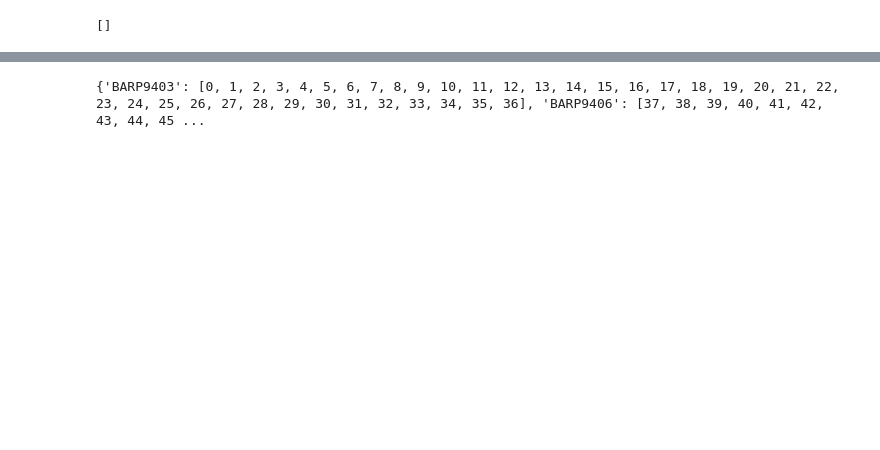
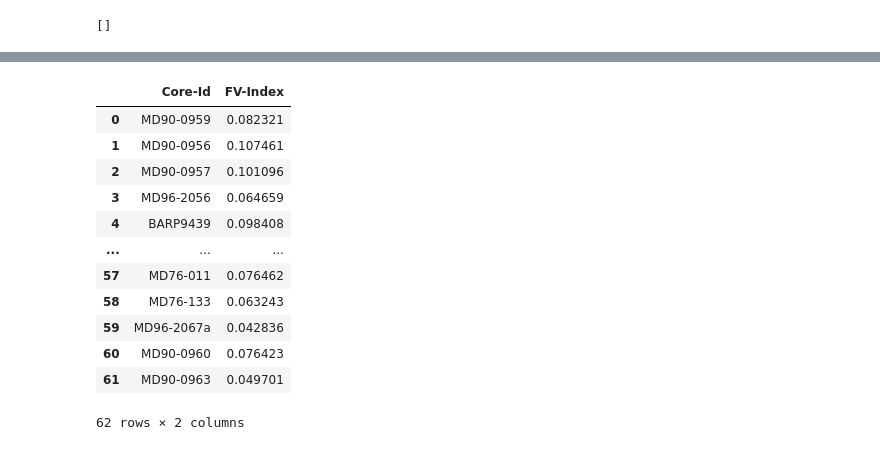
Before and after one commit to MichAdebayo/Dissolution-proxy-manuscript, a Jupyter notebook: manuscript.ipynb, the cells around one changed output, grey strips where cells are left out. Cells and saved outputs as stored; diff of their text form; code cells hidden in the pictures; blank space fills up the shorter version.

Commit message:
vif and fv index computed

```diff
--- a/manuscript.ipynb
+++ b/manuscript.ipynb
@@ -17,6 +23,6 @@ fragment_data = df_all_cores[df_all_cores['Type'] == 'Fragments']
 # %%
 # Drop rows with unknown Core ID
 foram_data = foram_data[foram_data["Sample"] != "unknown"]
-foram_data = fragment_data[fragment_data["Sample"] != "unknown"]
+fragment_data = fragment_data[fragment_data["Sample"] != "unknown"]
 # %%
 # Confirm unique core ids
@@ -75,7 +120,9 @@ target_cores
 # %%
-# Create new DataFrames based on target Core IDs
+# Create new planktonic foraminifera DataFrame based on target Core IDs
 df_foram = foram_data[foram_data['core_id'].isin(target_cores)]
-df_foram = fragment_data[fragment_data['core_id'].isin(target_cores)]
+# %%
+# Create new fragment DataFrame based on target Core IDs
+df_fragment = fragment_data[fragment_data['core_id'].isin(target_cores)]
 # %%
 # Confirm no target core is missing
 missing_target_cores = []
@@ -91,4 +138,4 @@ print(missing_target_cores) # Should return an empty list if no core is missing
 # %%
 # Group each data by sample (Core ID)
 forams_grouped = df_foram.groupby('core_id')
-# fragments_grouped = fragment_data.groupby('Sample')
+fragments_grouped = fragment_data.groupby('core_id')
@@ -95,37 +337,65 @@ forams_grouped = df_foram.groupby('core_id')
 # %%
-# Compute FV-Index metrics for each sample
-fv_index_results = []
+def calculate_fv_index():
+    fv_index_results = []  # List to store FV-Index metrics for each sample
 
-for sample in df_all_cores['Sample'].unique():
-    # Check if the sample exists in both forams and fragments
-    if sample in forams_grouped.groups and sample in fragments_grouped.groups:
+    # Get the common core IDs present in both datasets
+    common_core_ids = set(df_foram['core_id'].unique()) & set(df_fragment['core_id'].unique())
+
+    for core_id in common_core_ids:
+
         # Forams metrics
-        foram_data = forams_grouped.get_group(sample)
-        variance_forams = np.var(foram_data['Diameter (µm)'], ddof=1)  # Sample variance
+        foram_data = forams_grouped.get_group(core_id)
+        variance_forams = np.var(foram_data['Diameter'], ddof=1)  # Sample variance
+        # diameter_forams = foram_data['Diameter'].mean()
         circularity_forams = foram_data['Circularity'].mean()
-        solidity_forams = foram_data['Solidity '].mean()
-        eccentricity_forams = foram_data['Eccentricit'].mean()
+        # solidity_forams = foram_data['Solidity '].mean()  # Removed extra space
+        eccentricity_forams = foram_data['Eccentricity'].mean()
+        # area_forams = foram_data['Areamm2'].mean()
+        # perimeter_forams = foram_data['Perimeterm2'].mean()
+        # roundness_forams = foram_data['Roundnessm'].mean()
+        kurtosis_forams = foram_data['Kurtosis'].mean()
 
         # Fragments metrics
-        fragment_data = fragments_grouped.get_group(sample)
-        variance_fragments = np.var(fragment_data['Diameter (µm)'], ddof=1)  # Sample variance
-        circularity_fragments = fragment_data['Circularity'].mean()
-        solidity_fragments = fragment_data['Solidity '].mean()
+        fragment_data = fragments_grouped.get_group(core_id)
+        variance_frag = np.var(fragment_data['Diameter'], ddof=1)
+        # diameter_frag = fragment_data['Diameter'].mean()
+        # circularity_frag = fragment_data['Circularity'].mean()
+        # solidity_frag = fragment_data['Solidity '].mean()
+        eccentricity_frag = fragment_data['Eccentricity'].mean()
+        # area_frag = fragment_data['Areamm2'].mean()
+        # perimeter_frag = fragment_data['Perimeterm2'].mean()
+        # roundness_frag = fragment_data['Roundnessm'].mean()
+        # kurtosis_frag = fragment_data['Kurtosis'].mean()
+
 
         # Compute FV-Index
         if variance_forams > 0 and circularity_forams > 0:  # Avoid division by zero
-            fv_index = (variance_fragments / variance_forams) * (circularity_fragments / circularity_forams)
+            fv_index = (variance_frag / variance_forams) * ((1-eccentricity_frag)/ circularity_forams) * (eccentricity_forams/kurtosis_forams)
         else:
             fv_index = np.nan  # Set to NaN if calculations are not valid
 
         # Store the results
         fv_index_results.append({
-            'Sample': sample,
-            'Variance Forams': variance_forams,
-            'Circularity Forams': circularity_forams,
-            'Variance Fragments': variance_fragments,
-            'Circularity Fragments': circularity_fragments,
+            'Core-Id': core_id,
             'FV-Index': fv_index
         })
+
+    FV_index = pd.DataFrame(fv_index_results, columns=['Core-Id', 'FV-Index'])
+
+    return FV_index
-# %% [output]
-{'BARP9403': [0, 1, 2, 3, 4, 5, 6, 7, 8, 9, 10, 11, 12, 13, 14, 15, 16, 17, 18, 19, 20, 21, 22, 23, 24, 25, 26, 27, 28, 29, 30, 31, 32, 33, 34, 35, 36], 'BARP9406': [37, 38, 39, 40, 41, 42, 43, 44, 45 ...
+# %%
+calculate_fv_index()
+# %% [output]
+|  | Core-Id | FV-Index |
+| 0 | MD90-0959 | 0.082321 |
+| 1 | MD90-0956 | 0.107461 |
+| 2 | MD90-0957 | 0.101096 |
+| 3 | MD96-2056 | 0.064659 |
+| 4 | BARP9439 | 0.098408 |
+| ... | ... | ... |
+| 57 | MD76-011 | 0.076462 |
+| 58 | MD76-133 | 0.063243 |
+| 59 | MD96-2067a | 0.042836 |
+| 60 | MD90-0960 | 0.076423 |
+| 61 | MD90-0963 | 0.049701 |
+62 rows × 2 columns
```
Also changed, not shown: parts of 18 cells of this notebook.
